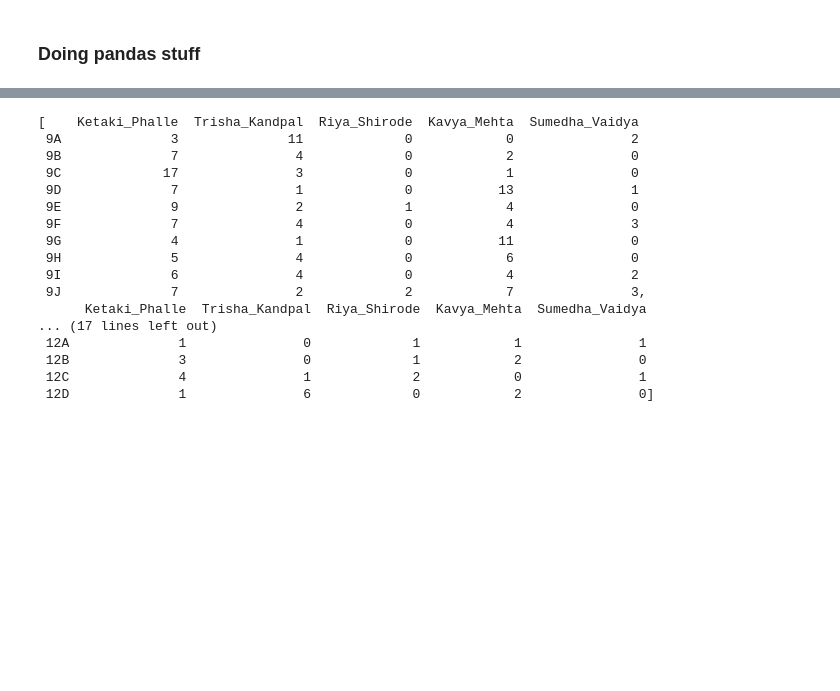
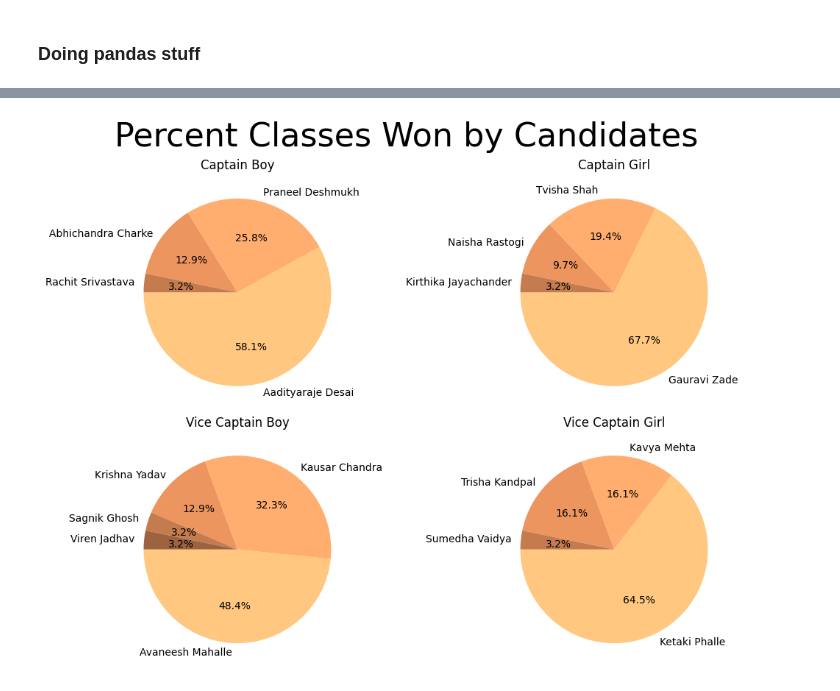
Before and after one commit to d1vij/ip-proj, a Jupyter notebook: proj-nb.ipynb, the cells around one changed output, grey strips where cells are left out. Cells and saved outputs as stored; diff of their text form; code cells hidden in the pictures; blank space fills up the shorter version.

```diff
--- a/proj-nb.ipynb
+++ b/proj-nb.ipynb
@@ -450,20 +504,48 @@ ValueError: 'dash' is not a valid value for ls; supported values are '-', '--',
-# %%
-class_wise_dataframes
-# %% [output]
-[    Ketaki_Phalle  Trisha_Kandpal  Riya_Shirode  Kavya_Mehta  Sumedha_Vaidya
- 9A              3              11             0            0               2
- 9B              7               4             0            2               0
- 9C             17               3             0            1               0
- 9D              7               1             0           13               1
- 9E              9               2             1            4               0
- 9F              7               4             0            4               3
- 9G              4               1             0           11               0
- 9H              5               4             0            6               0
- 9I              6               4             0            4               2
- 9J              7               2             2            7               3,
-      Ketaki_Phalle  Trisha_Kandpal  Riya_Shirode  Kavya_Mehta  Sumedha_Vaidya
-... (17 lines left out)
- 12A              1               0             1            1               1
- 12B              3               0             1            2               0
- 12C              4               1             2            0               1
- 12D              1               6             0            2               0]
+# %%
+import numpy as np
+
+total_classes = len(cb.index)
+
+
+fig, axes = plt.subplots(2, 2, figsize=(10, 7.5), constrained_layout=True)
+fig.suptitle("Percent Classes Won by Candidates", fontsize=32)
+
+subplot_positions = [
+        (0, 0),
+        (0, 1),
+        (1, 0),
+        (1, 1),
+    ]
+
+colors = plt.cm.copper_r(np.linspace(0,0.50,5)) # type: ignore
+
+
+for idx, (post_name, post_df) in enumerate(result_dataframes.items()):
+    pos = subplot_positions[idx]
+
+    classes_won_by_candidate_series = post_df.idxmax(1)
+    count_series = (classes_won_by_candidate_series
+                        .groupby(classes_won_by_candidate_series)
+                        .count()
+                        .sort_values(ascending=False)
+                        )
+    percents_series = count_series / total_classes
+
+    max_val = percents_series.max()
+
+    axes[pos].set_title(post_name)
+    axes[pos].pie(
+        percents_series,
+        labels=percents_series.index.map(
+            lambda name: name.replace(_UNDERSCORE, _SPACE)
+        ),
+        autopct="%1.1f%%",
+        startangle=180,
+        colors=colors,
+    )
+    axes[pos].set(aspect='equal')
+
+
+plt.show()
+# %% [output]
+[figure, added]
```
Also changed, not shown: parts of 35 cells of this notebook, 3 other files.
